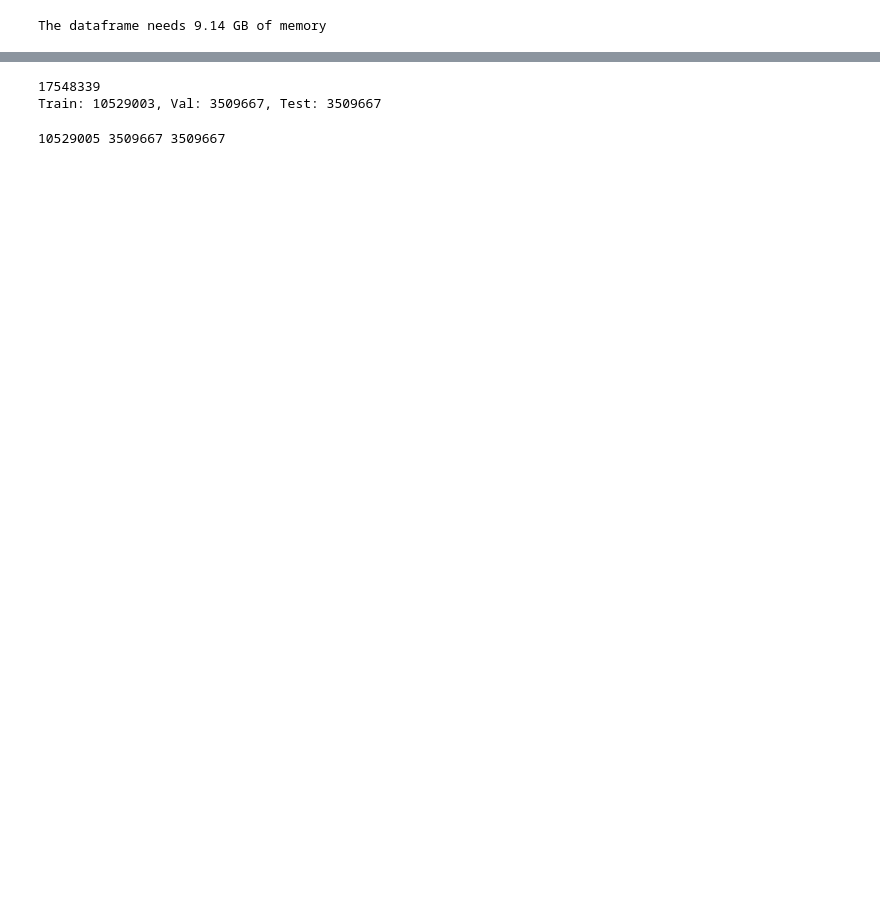
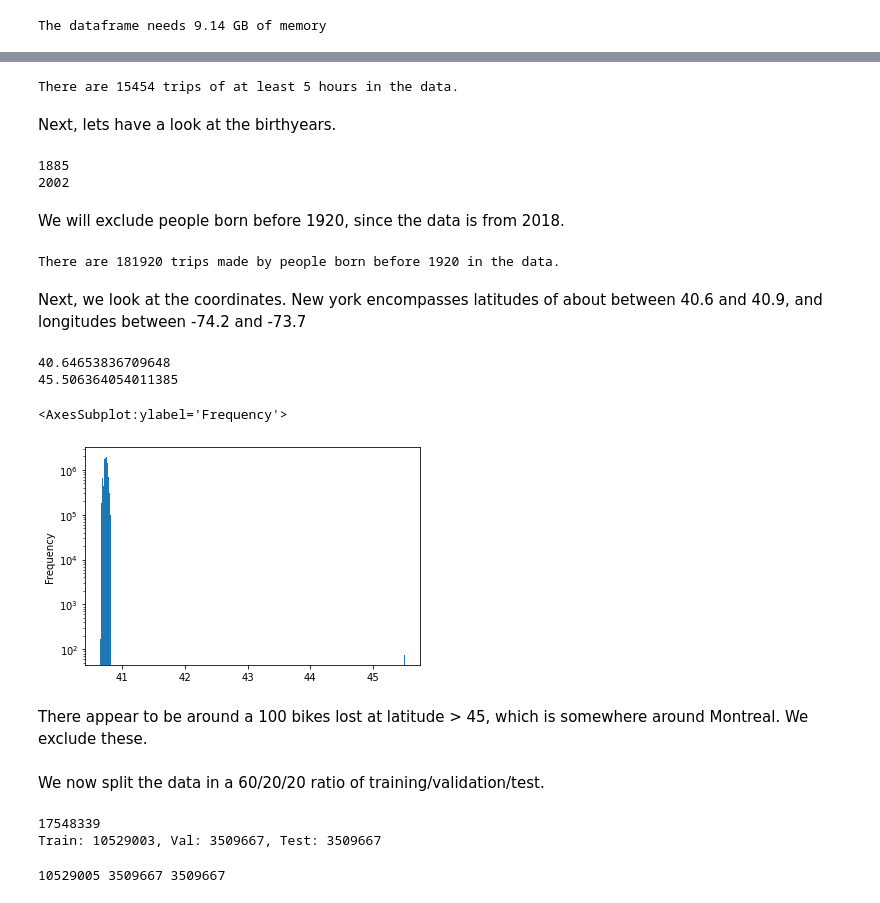
Before and after one commit to TWagner2/AXAChallenge, a Jupyter notebook: Preliminary.ipynb, the cells around one changed output, grey strips where cells are left out. Saved outputs shown, nothing was run; the diff lists cells and outputs as text; code cells hidden in the pictures; blank space fills up the shorter version.

```diff
--- a/Preliminary.ipynb
+++ b/Preliminary.ipynb
@@ -123,0 +155,40 @@ counts.plot.pie(autopct='%1.0f%%',ylabel="")
+# %%
+duration_h = 5
+longtrips = data[data["tripduration"] >= duration_h*60*60]
+print(f"There are {len(longtrips)} trips of at least {duration_h} hours in the data.")
+data.drop(longtrips.index,inplace=True)
+# %% [output]
+There are 15454 trips of at least 5 hours in the data.
+# %% [markdown]
+Next, lets have a look at the birthyears.
+# %%
+print(data["birth year"].min())
+print(data["birth year"].max())
+# %% [output]
+1885
+2002
+# %% [markdown]
+We will exclude people born before 1920, since the data is from 2018.
+# %%
+old = data[data["birth year"] <= 1920]
+print(f"There are {len(old)} trips made by people born before 1920 in the data.")
+data.drop(old.index,inplace=True)
+# %% [output]
+There are 181920 trips made by people born before 1920 in the data.
+# %% [markdown]
+Next, we look at the coordinates.
+New york encompasses latitudes of about between 40.6 and 40.9, and longitudes between -74.2 and -73.7
+# %%
+print(data["start station latitude"].min())
+print(data["start station latitude"].max())
+# %% [output]
+40.64653836709648
+45.506364054011385
+# %%
+data["start station latitude"].plot(kind="hist",logy = True,bins=600)
+# %% [output]
+<AxesSubplot:ylabel='Frequency'>
+[figure, added]
+# %% [markdown]
+There appear to be around a 100 bikes lost at latitude > 45, which is somewhere around Montreal.
+We exclude these.
@@ -124,3 +197,5 @@ counts.plot.pie(autopct='%1.0f%%',ylabel="")
+# %% [markdown]
+We now split the data in a 60/20/20 ratio of training/validation/test.
 # %%
 print(len(data))
 n = len(data)
```
Also changed, not shown: parts of 19 cells of this notebook.
